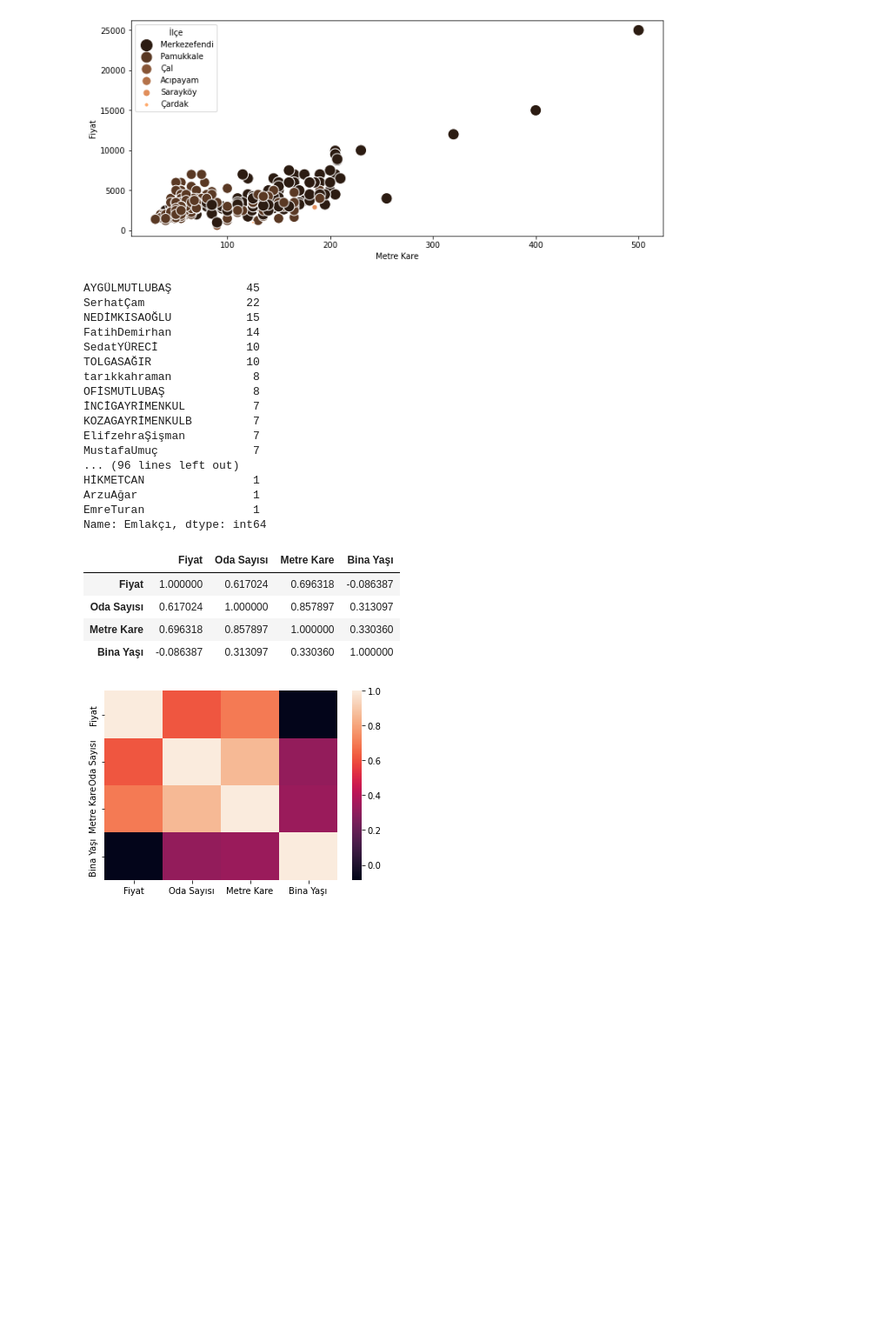
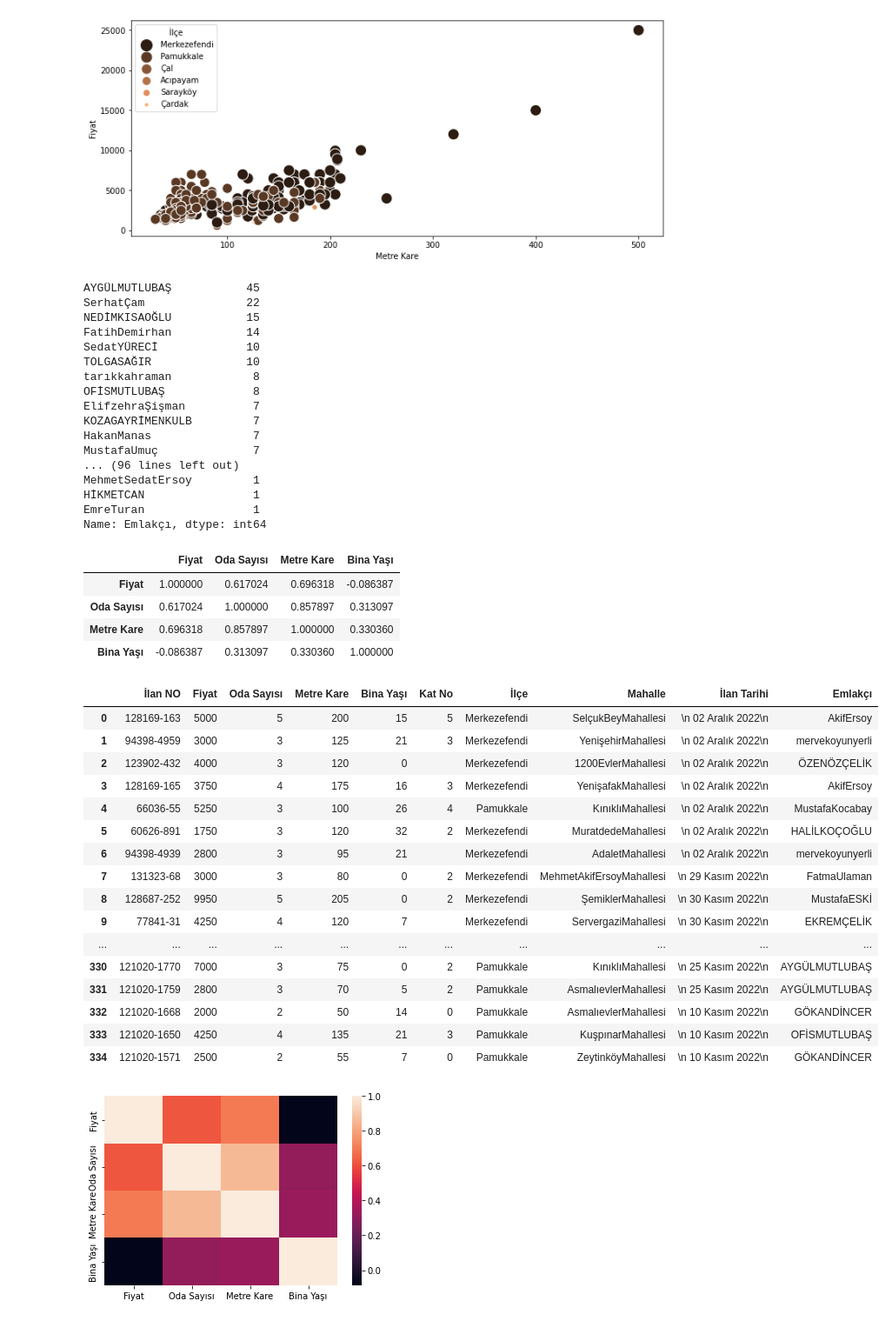
Before and after one commit to karatasibrahim/YapayZekaKamp, a Jupyter notebook: Projects/Hürriyet Emlak Regression Project/Hürriyet Emlak Regression Project.ipynb, the cells around one changed output. Shown at 87% size. Cells and saved outputs as stored; diff of their text form; code cells hidden in the pictures; blank space fills up the shorter version.

```diff
--- a/Projects/Hürriyet Emlak Regression Project/Hürriyet Emlak Regression Project.ipynb
+++ b/Projects/Hürriyet Emlak Regression Project/Hürriyet Emlak Regression Project.ipynb
@@ -239,6 +238,7 @@ df2["Kat No"]=df2["Kat No"].replace(["21 ve üzeri","21veüzeri","EnÜs"],"21")
 df2["Kat No"]=df2["Kat No"].str.replace("Ar","2")
 df2["Kat No"]=df2["Kat No"].str.replace("Bodrum","-1")
 df2["Kat No"]=df2["Kat No"].str.replace("Yüksek0","")
+df2["Kat No"]=df2["Kat No"].str.replace("Giriş","")
 df2["Kat No"]=df2["Kat No"].fillna("0")
 # %%
 plt.figure(figsize=(14,10))
@@ -268,13 +268,13 @@ SedatYÜRECİ             10
 TOLGASAĞIR              10
 tarıkkahraman            8
 OFİSMUTLUBAŞ             8
-İNCİGAYRİMENKUL          7
+ElifzehraŞişman          7
 KOZAGAYRİMENKULB         7
-ElifzehraŞişman          7
+HakanManas               7
 MustafaUmuç              7
 ... (96 lines left out)
+MehmetSedatErsoy         1
 HİKMETCAN                1
-ArzuAğar                 1
 EmreTuran                1
 Name: Emlakçı, dtype: int64
 # %%
@@ -285,3 +285,23 @@ df2.corr()
 | Oda Sayısı | 0.617024 | 1.000000 | 0.857897 | 0.313097 |
 | Metre Kare | 0.696318 | 0.857897 | 1.000000 | 0.330360 |
 | Bina Yaşı | -0.086387 | 0.313097 | 0.330360 | 1.000000 |
+# %%
+df2
+# %% [output]
+|  | İlan NO | Fiyat | Oda Sayısı | Metre Kare | Bina Yaşı | Kat No | İlçe | Mahalle | İlan Tarihi | Emlakçı |
+| 0 | 128169-163 | 5000 | 5 | 200 | 15 | 5 | Merkezefendi | SelçukBeyMahallesi | \n 02 Aralık 2022\n | AkifErsoy |
+| 1 | 94398-4959 | 3000 | 3 | 125 | 21 | 3 | Merkezefendi | YenişehirMahallesi | \n 02 Aralık 2022\n | mervekoyunyerli |
+| 2 | 123902-432 | 4000 | 3 | 120 | 0 |  | Merkezefendi | 1200EvlerMahallesi | \n 02 Aralık 2022\n | ÖZENÖZÇELİK |
+| 3 | 128169-165 | 3750 | 4 | 175 | 16 | 3 | Merkezefendi | YenişafakMahallesi | \n 02 Aralık 2022\n | AkifErsoy |
+| 4 | 66036-55 | 5250 | 3 | 100 | 26 | 4 | Pamukkale | KınıklıMahallesi | \n 02 Aralık 2022\n | MustafaKocabay |
+| 5 | 60626-891 | 1750 | 3 | 120 | 32 | 2 | Merkezefendi | MuratdedeMahallesi | \n 02 Aralık 2022\n | HALİLKOÇOĞLU |
+| 6 | 94398-4939 | 2800 | 3 | 95 | 21 |  | Merkezefendi | AdaletMahallesi | \n 02 Aralık 2022\n | mervekoyunyerli |
+| 7 | 131323-68 | 3000 | 3 | 80 | 0 | 2 | Merkezefendi | MehmetAkifErsoyMahallesi | \n 29 Kasım 2022\n | FatmaUlaman |
+| 8 | 128687-252 | 9950 | 5 | 205 | 0 | 2 | Merkezefendi | ŞemiklerMahallesi | \n 30 Kasım 2022\n | MustafaESKİ |
+| 9 | 77841-31 | 4250 | 4 | 120 | 7 |  | Merkezefendi | ServergaziMahallesi | \n 30 Kasım 2022\n | EKREMÇELİK |
+| ... | ... | ... | ... | ... | ... | ... | ... | ... | ... | ... |
+| 330 | 121020-1770 | 7000 | 3 | 75 | 0 | 2 | Pamukkale | KınıklıMahallesi | \n 25 Kasım 2022\n | AYGÜLMUTLUBAŞ |
+| 331 | 121020-1759 | 2800 | 3 | 70 | 5 | 2 | Pamukkale | AsmalıevlerMahallesi | \n 25 Kasım 2022\n | AYGÜLMUTLUBAŞ |
+| 332 | 121020-1668 | 2000 | 2 | 50 | 14 | 0 | Pamukkale | AsmalıevlerMahallesi | \n 10 Kasım 2022\n | GÖKANDİNCER |
+| 333 | 121020-1650 | 4250 | 4 | 135 | 21 | 3 | Pamukkale | KuşpınarMahallesi | \n 10 Kasım 2022\n | OFİSMUTLUBAŞ |
+| 334 | 121020-1571 | 2500 | 2 | 55 | 7 | 0 | Pamukkale | ZeytinköyMahallesi | \n 10 Kasım 2022\n | GÖKANDİNCER |
```
Also changed, not shown: parts of 11 cells of this notebook, 1 other file.
